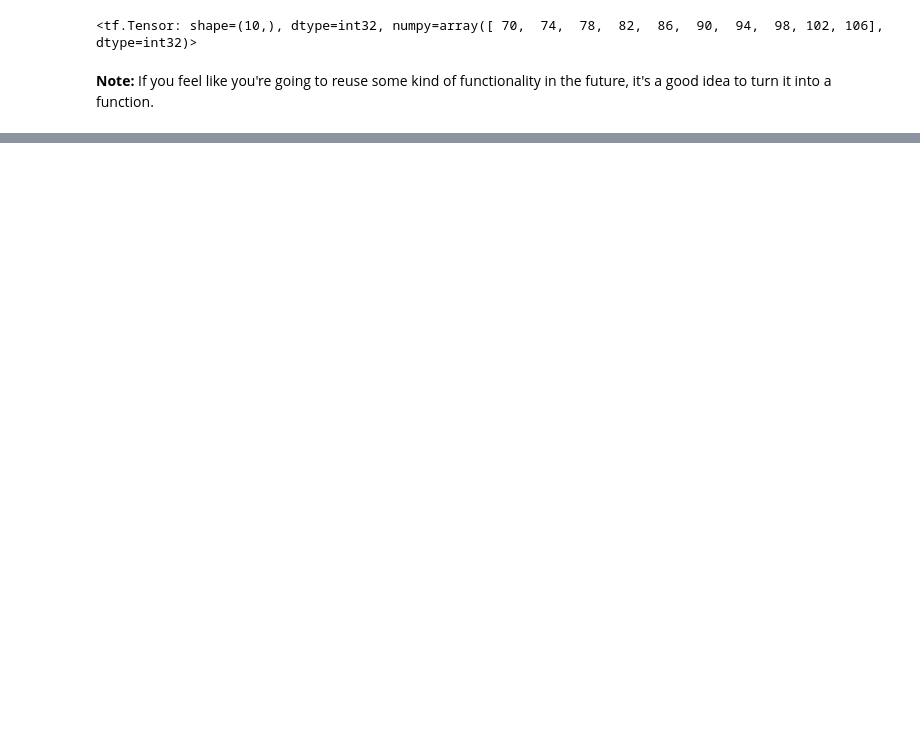
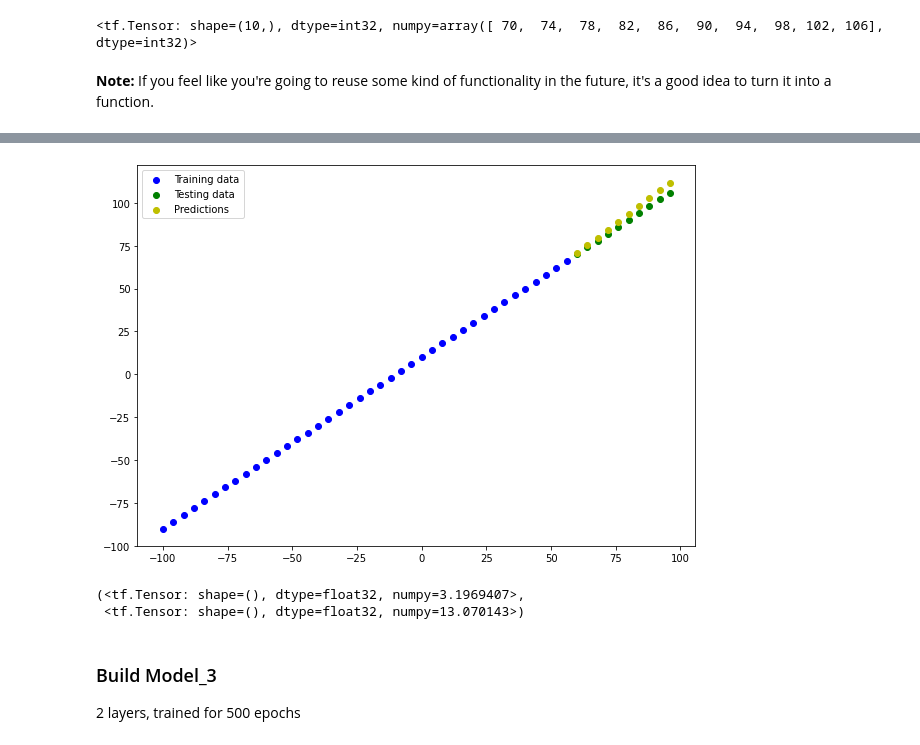
Before and after one commit to gwalshe73/TFDevCert2021, a Jupyter notebook: 01_neural_network_regression_with_tensorflow_video.ipynb, the cells around one changed output, grey strips where cells are left out. Drawn from its saved outputs; the diff is of its cells as text; code cells hidden in the pictures; blank space fills up the shorter version.

```diff
--- a/01_neural_network_regression_with_tensorflow_video.ipynb
+++ b/01_neural_network_regression_with_tensorflow_video.ipynb
@@ -443,0 +578,17 @@ plot_predictions()
+# %%
+# Set seed
+tf.random.set_seed(42)
+
+# 1. Create the model
+model_2 = tf.keras.Sequential([
+                               tf.keras.layers.Dense(10),
+                               tf.keras.layers.Dense(1)
+])
+
+# 2. Compile the model
+model_2.compile(loss=tf.keras.losses.mae,
+                optimizer=tf.keras.optimizers.SGD(),
+                metrics=["mse"])
+
+# 3. Fit the model
+model_2.fit(X_train, y_train, epochs=100)
@@ -443,0 +614,18 @@ plot_predictions()
+# %%
+# Make and plot predictions for Model_2
+y_preds_2 = model_2.predict(X_test)
+plot_predictions(predictions=y_preds_2)
+# %% [output]
+[figure, added]
+# %%
+# Calculate the Model_2 evaluation metrics
+mae_2 = mae(y_test, y_preds_2)
+mse_2 = mse(y_test, y_preds_2)
+mae_2, mse_2
+# %% [output]
+(<tf.Tensor: shape=(), dtype=float32, numpy=3.1969407>,
+ <tf.Tensor: shape=(), dtype=float32, numpy=13.070143>)
+# %% [markdown]
+### Build Model_3
+
+2 layers, trained for 500 epochs
```
Also changed, not shown: parts of 34 cells of this notebook.
